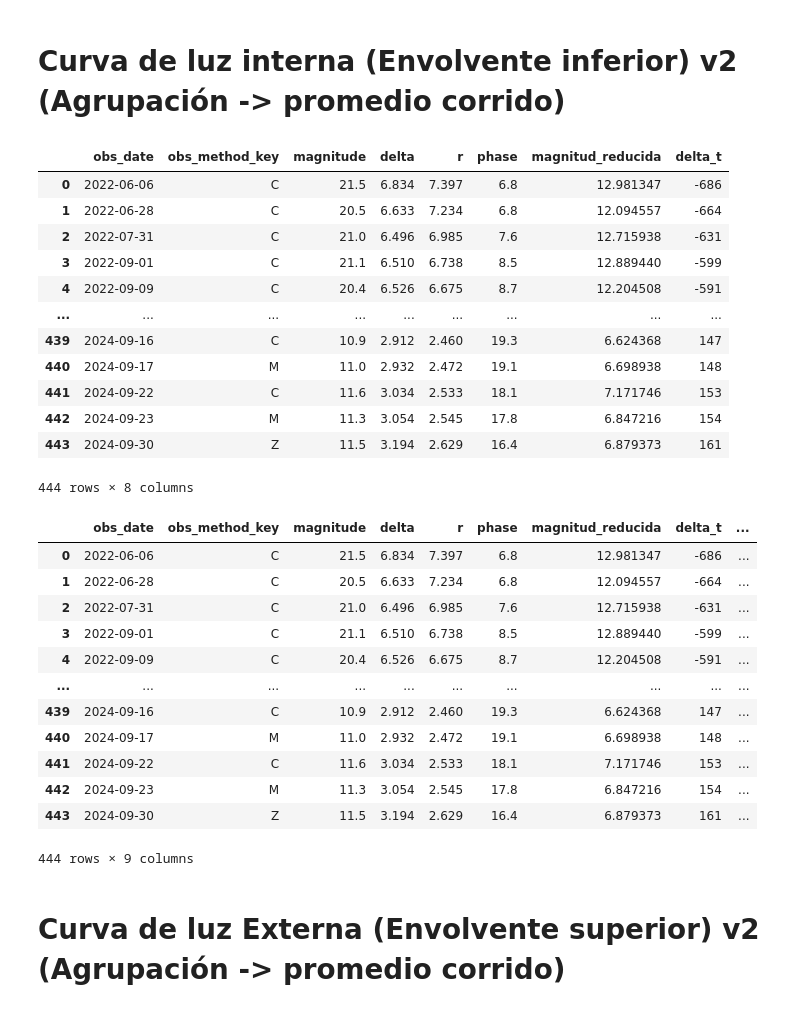
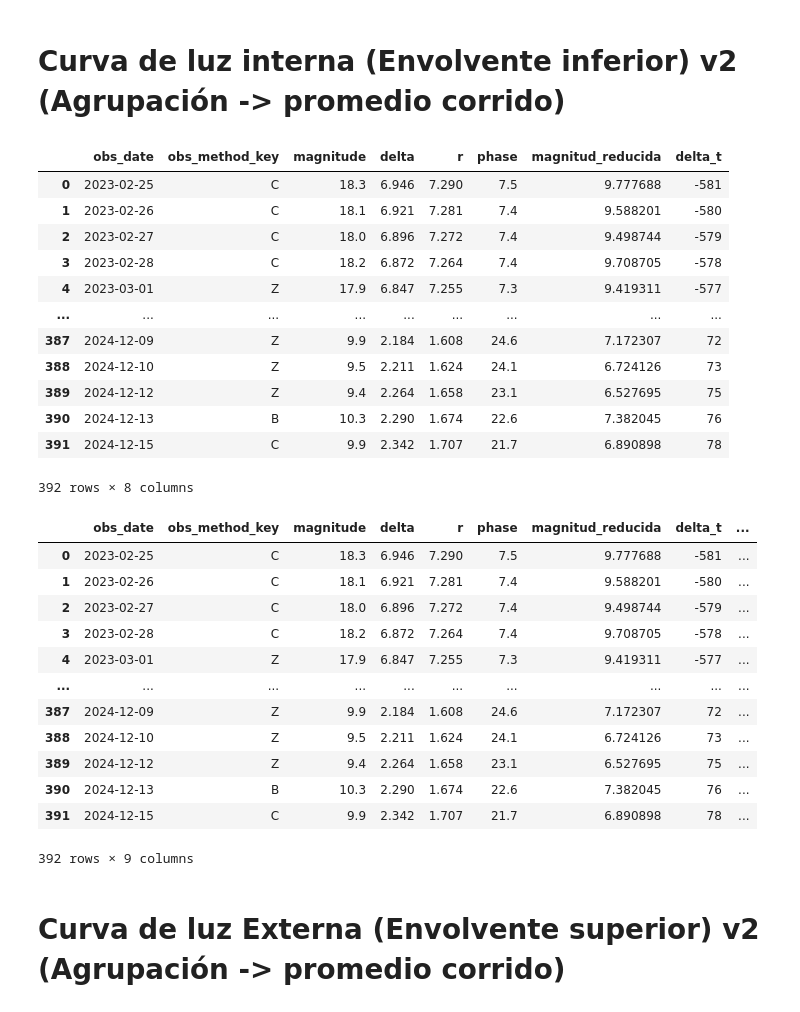
Before and after one commit to sperezp23/Cometa_C_2023_T_ATLAS, a Jupyter notebook: cometa_Cobs_API.ipynb, the cells around one changed output. Saved outputs shown, nothing was run; the diff lists cells and outputs as text; code cells hidden in the pictures.

```diff
--- a/cometa_Cobs_API.ipynb
+++ b/cometa_Cobs_API.ipynb
@@ -24,7 +24,7 @@ def verificar_conexion():
 try:
     content = []
     fecha_inicial = '1976-01-01 00:00'
-    nombre_cometa = '12P'
+    nombre_cometa = 'C/2023 A3'
     Link_cops_API_pagina_1 = f'https://cobs.si/api/obs_list.api?des={nombre_cometa}&format=json&from_date={fecha_inicial}&page=1&exclude_faint=False&exclude_not_accurate=False'
 
     if True:
@@ -454,18 +451,18 @@ curva_de_luz_agrupada_max_v2_df = curva_de_luz_agrupada_max_v2_df.reset_index()
 curva_de_luz_agrupada_max_v2_df
 # %% [output]
 |  | obs_date | obs_method_key | magnitude | delta | r | phase | magnitud_reducida | delta_t |
-| 0 | 2022-06-06 | C | 21.5 | 6.834 | 7.397 | 6.8 | 12.981347 | -686 |
-| 1 | 2022-06-28 | C | 20.5 | 6.633 | 7.234 | 6.8 | 12.094557 | -664 |
-| 2 | 2022-07-31 | C | 21.0 | 6.496 | 6.985 | 7.6 | 12.715938 | -631 |
-| 3 | 2022-09-01 | C | 21.1 | 6.510 | 6.738 | 8.5 | 12.889440 | -599 |
-| 4 | 2022-09-09 | C | 20.4 | 6.526 | 6.675 | 8.7 | 12.204508 | -591 |
+| 0 | 2023-02-25 | C | 18.3 | 6.946 | 7.290 | 7.5 | 9.777688 | -581 |
+| 1 | 2023-02-26 | C | 18.1 | 6.921 | 7.281 | 7.4 | 9.588201 | -580 |
+| 2 | 2023-02-27 | C | 18.0 | 6.896 | 7.272 | 7.4 | 9.498744 | -579 |
+| 3 | 2023-02-28 | C | 18.2 | 6.872 | 7.264 | 7.4 | 9.708705 | -578 |
+| 4 | 2023-03-01 | Z | 17.9 | 6.847 | 7.255 | 7.3 | 9.419311 | -577 |
 | ... | ... | ... | ... | ... | ... | ... | ... | ... |
-| 439 | 2024-09-16 | C | 10.9 | 2.912 | 2.460 | 19.3 | 6.624368 | 147 |
-| 440 | 2024-09-17 | M | 11.0 | 2.932 | 2.472 | 19.1 | 6.698938 | 148 |
-| 441 | 2024-09-22 | C | 11.6 | 3.034 | 2.533 | 18.1 | 7.171746 | 153 |
-| 442 | 2024-09-23 | M | 11.3 | 3.054 | 2.545 | 17.8 | 6.847216 | 154 |
-| 443 | 2024-09-30 | Z | 11.5 | 3.194 | 2.629 | 16.4 | 6.879373 | 161 |
+| 387 | 2024-12-09 | Z | 9.9 | 2.184 | 1.608 | 24.6 | 7.172307 | 72 |
+| 388 | 2024-12-10 | Z | 9.5 | 2.211 | 1.624 | 24.1 | 6.724126 | 73 |
+| 389 | 2024-12-12 | Z | 9.4 | 2.264 | 1.658 | 23.1 | 6.527695 | 75 |
+| 390 | 2024-12-13 | B | 10.3 | 2.290 | 1.674 | 22.6 | 7.382045 | 76 |
+| 391 | 2024-12-15 | C | 9.9 | 2.342 | 1.707 | 21.7 | 6.890898 | 78 |
-444 rows × 8 columns
+392 rows × 8 columns
 # %%
 # Gráfica de luz interna
 labels = {'obs_date':'Observation Date','magnitud_reducida':'Magnitude reduced'}
@@ -474,25 +471,25 @@ fig.update_yaxes(autorange="reversed")
 fig.show()
 # %%
 # Creación del data frame curva de luz promediada
-numero_elementos_grupo = 7
+numero_elementos_grupo = 9
 
 curva_de_luz_interna_v2_df = curva_de_luz_agrupada_max_v2_df.copy()
 curva_de_luz_interna_v2_df['promedio_movil'] = curva_de_luz_interna_v2_df.magnitud_reducida.rolling(window = numero_elementos_grupo).mean()
 curva_de_luz_interna_v2_df
 # %% [output]
 |  | obs_date | obs_method_key | magnitude | delta | r | phase | magnitud_reducida | delta_t | ... |
-| 0 | 2022-06-06 | C | 21.5 | 6.834 | 7.397 | 6.8 | 12.981347 | -686 | ... |
-| 1 | 2022-06-28 | C | 20.5 | 6.633 | 7.234 | 6.8 | 12.094557 | -664 | ... |
-| 2 | 2022-07-31 | C | 21.0 | 6.496 | 6.985 | 7.6 | 12.715938 | -631 | ... |
-| 3 | 2022-09-01 | C | 21.1 | 6.510 | 6.738 | 8.5 | 12.889440 | -599 | ... |
-| 4 | 2022-09-09 | C | 20.4 | 6.526 | 6.675 | 8.7 | 12.204508 | -591 | ... |
+| 0 | 2023-02-25 | C | 18.3 | 6.946 | 7.290 | 7.5 | 9.777688 | -581 | ... |
+| 1 | 2023-02-26 | C | 18.1 | 6.921 | 7.281 | 7.4 | 9.588201 | -580 | ... |
+| 2 | 2023-02-27 | C | 18.0 | 6.896 | 7.272 | 7.4 | 9.498744 | -579 | ... |
+| 3 | 2023-02-28 | C | 18.2 | 6.872 | 7.264 | 7.4 | 9.708705 | -578 | ... |
+| 4 | 2023-03-01 | Z | 17.9 | 6.847 | 7.255 | 7.3 | 9.419311 | -577 | ... |
 | ... | ... | ... | ... | ... | ... | ... | ... | ... | ... |
-| 439 | 2024-09-16 | C | 10.9 | 2.912 | 2.460 | 19.3 | 6.624368 | 147 | ... |
-| 440 | 2024-09-17 | M | 11.0 | 2.932 | 2.472 | 19.1 | 6.698938 | 148 | ... |
-| 441 | 2024-09-22 | C | 11.6 | 3.034 | 2.533 | 18.1 | 7.171746 | 153 | ... |
-| 442 | 2024-09-23 | M | 11.3 | 3.054 | 2.545 | 17.8 | 6.847216 | 154 | ... |
-| 443 | 2024-09-30 | Z | 11.5 | 3.194 | 2.629 | 16.4 | 6.879373 | 161 | ... |
+| 387 | 2024-12-09 | Z | 9.9 | 2.184 | 1.608 | 24.6 | 7.172307 | 72 | ... |
+| 388 | 2024-12-10 | Z | 9.5 | 2.211 | 1.624 | 24.1 | 6.724126 | 73 | ... |
+| 389 | 2024-12-12 | Z | 9.4 | 2.264 | 1.658 | 23.1 | 6.527695 | 75 | ... |
+| 390 | 2024-12-13 | B | 10.3 | 2.290 | 1.674 | 22.6 | 7.382045 | 76 | ... |
+| 391 | 2024-12-15 | C | 9.9 | 2.342 | 1.707 | 21.7 | 6.890898 | 78 | ... |
-444 rows × 9 columns
+392 rows × 9 columns
 # %%
 # Gráfica de luz interna
 labels = {'obs_date':'Observation Date','magnitud_reducida':'Magnitude reduced'}
```
Also changed, not shown: parts of 21 cells of this notebook.
